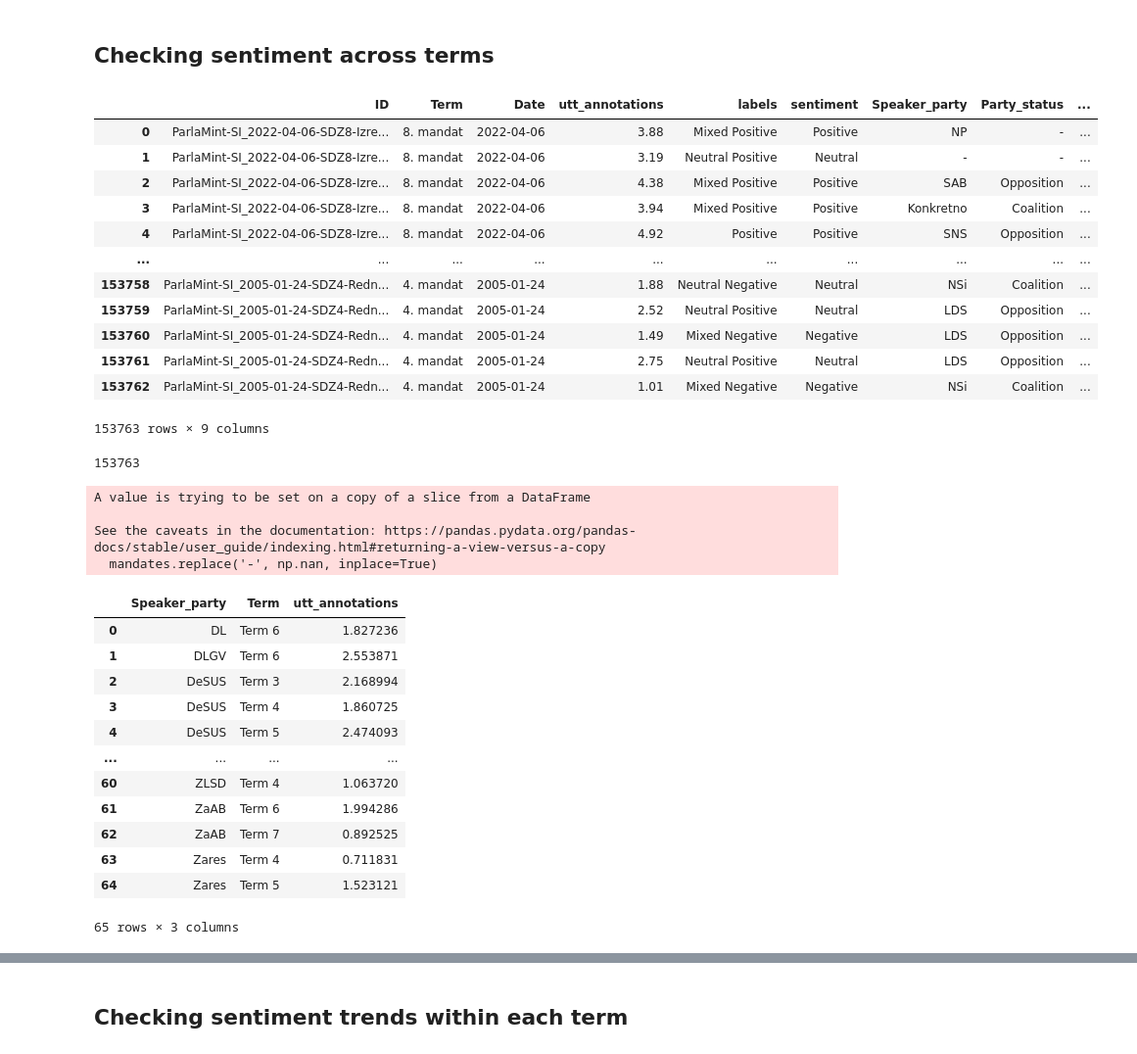
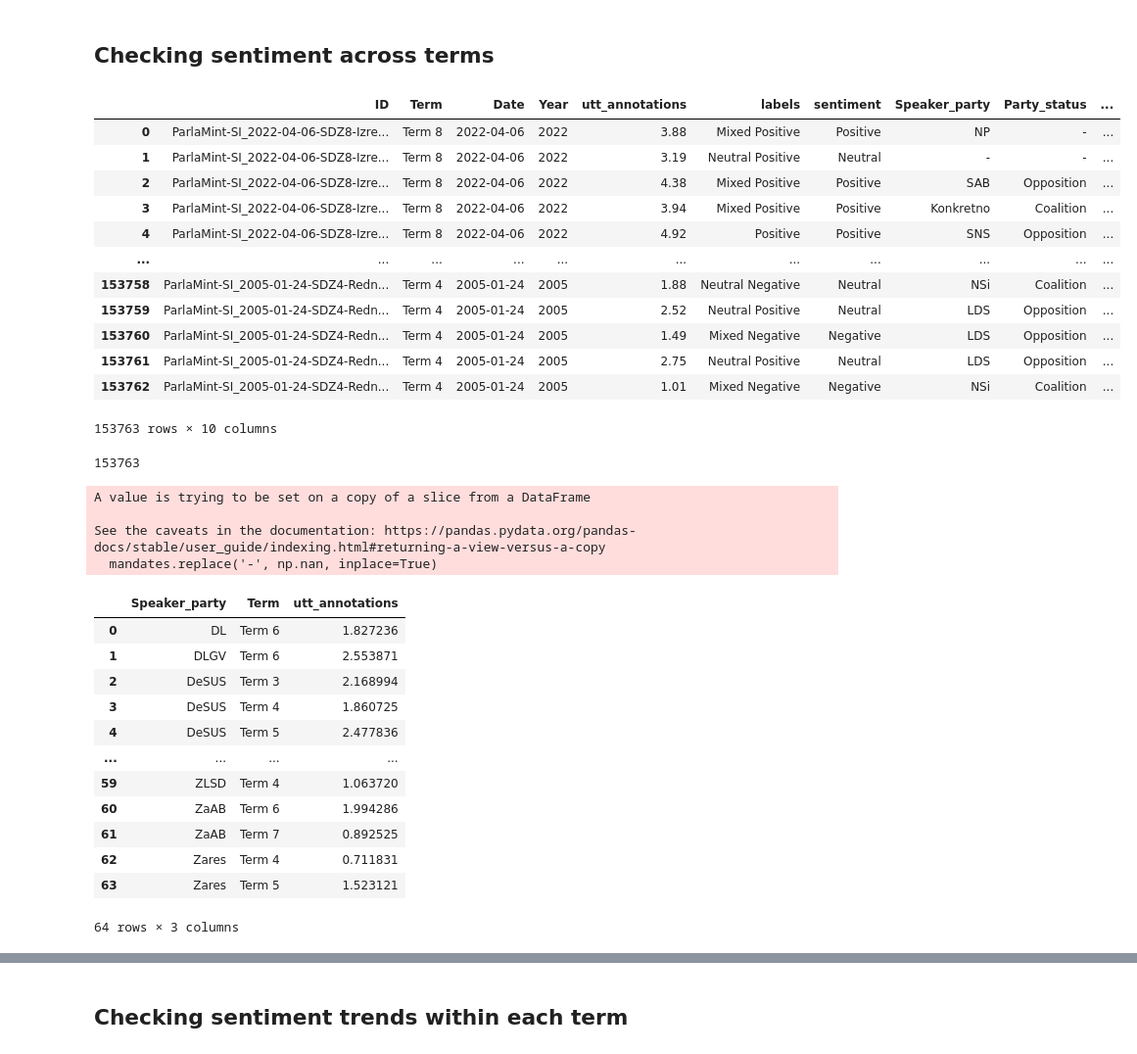
Before and after one commit to katjameden/ParlaMint_Sentiment, a Jupyter notebook: Aggregation/Notebooks/Sentiment_Analysis/Analysis.ipynb, the cells around one changed output, grey strips where cells are left out. Shown at 98% size. Drawn from its saved outputs; the diff is of its cells as text; code cells hidden in the pictures.

```diff
--- a/Aggregation/Notebooks/Sentiment_Analysis/Analysis.ipynb
+++ b/Aggregation/Notebooks/Sentiment_Analysis/Analysis.ipynb
@@ -26,3 +26,21 @@ utt.head()
 | 3 | ParlaMint-SI_2022-04-06-SDZ8-Izre... | ParlaMint-SI_2022-04-06-SDZ8-Izre... | Hvala lepa, predsedujoči. | Thank you very much, Chairman. | 4.019485 | 3.19 | Neutral Positive | Neutral | Minutes of the National Assembly ... | ... |
 | 4 | ParlaMint-SI_2022-04-06-SDZ8-Izre... | ParlaMint-SI_2022-04-06-SDZ8-Izre... | Hvala tudi vam. | Thank you, too. | 4.758979 | 3.00 | Neutral Positive | Neutral | Minutes of the National Assembly ... | ... |
 5 rows × 29 columns
+# %%
+utt['Term'] = utt['Term'].replace({
+    '3. mandat': 'Term 3',
+    '4. mandat': 'Term 4',
+    '5. mandat': 'Term 5',
+    '6. mandat': 'Term 6',
+    '7. mandat': 'Term 7',
+    '8. mandat': 'Term 8'
+})
+utt['Year'] = utt['Date'].str.split('-').str[0]
+
+mismatch = utt[utt['Year'] == '2012']
+update = mismatch.index
+utt.loc[update, 'Term'] = 'Term 6'
+
+terms_check = utt[utt['Term'] == 'Term 5']
+print("Earliest Term5 speech: ", terms_check['Date'].min())
+print("Last Term5 speech: ", terms_check['Date'].max())
@@ -246,22 +484,22 @@ plt.show()
 # %% [markdown]
 ## Checking sentiment across terms
 # %%
-mandates = utt_filter[['ID', 'Term', 'Date', 'utt_annotations', 'labels', 'sentiment', 'Speaker_party', 'Party_status', 'Party_orientation']]
+mandates = utt_filter[['ID', 'Term', 'Date', 'Year', 'utt_annotations', 'labels', 'sentiment', 'Speaker_party', 'Party_status', 'Party_orientation']]
 mandates
 # %% [output]
-|  | ID | Term | Date | utt_annotations | labels | sentiment | Speaker_party | Party_status | ... |
-| 0 | ParlaMint-SI_2022-04-06-SDZ8-Izre... | 8. mandat | 2022-04-06 | 3.88 | Mixed Positive | Positive | NP | - | ... |
-| 1 | ParlaMint-SI_2022-04-06-SDZ8-Izre... | 8. mandat | 2022-04-06 | 3.19 | Neutral Positive | Neutral | - | - | ... |
-| 2 | ParlaMint-SI_2022-04-06-SDZ8-Izre... | 8. mandat | 2022-04-06 | 4.38 | Mixed Positive | Positive | SAB | Opposition | ... |
-| 3 | ParlaMint-SI_2022-04-06-SDZ8-Izre... | 8. mandat | 2022-04-06 | 3.94 | Mixed Positive | Positive | Konkretno | Coalition | ... |
-| 4 | ParlaMint-SI_2022-04-06-SDZ8-Izre... | 8. mandat | 2022-04-06 | 4.92 | Positive | Positive | SNS | Opposition | ... |
-| ... | ... | ... | ... | ... | ... | ... | ... | ... | ... |
-| 153758 | ParlaMint-SI_2005-01-24-SDZ4-Redn... | 4. mandat | 2005-01-24 | 1.88 | Neutral Negative | Neutral | NSi | Coalition | ... |
-| 153759 | ParlaMint-SI_2005-01-24-SDZ4-Redn... | 4. mandat | 2005-01-24 | 2.52 | Neutral Positive | Neutral | LDS | Opposition | ... |
-| 153760 | ParlaMint-SI_2005-01-24-SDZ4-Redn... | 4. mandat | 2005-01-24 | 1.49 | Mixed Negative | Negative | LDS | Opposition | ... |
-| 153761 | ParlaMint-SI_2005-01-24-SDZ4-Redn... | 4. mandat | 2005-01-24 | 2.75 | Neutral Positive | Neutral | LDS | Opposition | ... |
-| 153762 | ParlaMint-SI_2005-01-24-SDZ4-Redn... | 4. mandat | 2005-01-24 | 1.01 | Mixed Negative | Negative | NSi | Coalition | ... |
+|  | ID | Term | Date | Year | utt_annotations | labels | sentiment | Speaker_party | Party_status | ... |
+| 0 | ParlaMint-SI_2022-04-06-SDZ8-Izre... | Term 8 | 2022-04-06 | 2022 | 3.88 | Mixed Positive | Positive | NP | - | ... |
+| 1 | ParlaMint-SI_2022-04-06-SDZ8-Izre... | Term 8 | 2022-04-06 | 2022 | 3.19 | Neutral Positive | Neutral | - | - | ... |
+| 2 | ParlaMint-SI_2022-04-06-SDZ8-Izre... | Term 8 | 2022-04-06 | 2022 | 4.38 | Mixed Positive | Positive | SAB | Opposition | ... |
+| 3 | ParlaMint-SI_2022-04-06-SDZ8-Izre... | Term 8 | 2022-04-06 | 2022 | 3.94 | Mixed Positive | Positive | Konkretno | Coalition | ... |
+| 4 | ParlaMint-SI_2022-04-06-SDZ8-Izre... | Term 8 | 2022-04-06 | 2022 | 4.92 | Positive | Positive | SNS | Opposition | ... |
+| ... | ... | ... | ... | ... | ... | ... | ... | ... | ... | ... |
+| 153758 | ParlaMint-SI_2005-01-24-SDZ4-Redn... | Term 4 | 2005-01-24 | 2005 | 1.88 | Neutral Negative | Neutral | NSi | Coalition | ... |
+| 153759 | ParlaMint-SI_2005-01-24-SDZ4-Redn... | Term 4 | 2005-01-24 | 2005 | 2.52 | Neutral Positive | Neutral | LDS | Opposition | ... |
+| 153760 | ParlaMint-SI_2005-01-24-SDZ4-Redn... | Term 4 | 2005-01-24 | 2005 | 1.49 | Mixed Negative | Negative | LDS | Opposition | ... |
+| 153761 | ParlaMint-SI_2005-01-24-SDZ4-Redn... | Term 4 | 2005-01-24 | 2005 | 2.75 | Neutral Positive | Neutral | LDS | Opposition | ... |
+| 153762 | ParlaMint-SI_2005-01-24-SDZ4-Redn... | Term 4 | 2005-01-24 | 2005 | 1.01 | Mixed Negative | Negative | NSi | Coalition | ... |
-153763 rows × 9 columns
+153763 rows × 10 columns
 # %%
 import numpy as np
 #Droping the utterances, where the speakers are not affiliated with political parties
@@ -269,14 +507,6 @@ mandates.replace('-', np.nan, inplace=True)
 print(len(mandates))
 
 terms = mandates.copy()
-terms['Term'] = mandates['Term'].replace({
-    '3. mandat': 'Term 3',
-    '4. mandat': 'Term 4',
-    '5. mandat': 'Term 5',
-    '6. mandat': 'Term 6',
-    '7. mandat': 'Term 7',
-    '8. mandat': 'Term 8'
-})
 terms['utt_annotations'] = pd.to_numeric(terms['utt_annotations'])
 trends = terms.groupby(['Speaker_party', 'Term']).agg({'utt_annotations':'mean'}).reset_index()
 trends['Term'] = pd.Categorical(trends['Term'], ordered=True)
@@ -293,11 +523,11 @@ See the caveats in the documentation: https://pandas.pydata.org/pandas-docs/stab
 | 1 | DLGV | Term 6 | 2.553871 |
 | 2 | DeSUS | Term 3 | 2.168994 |
 | 3 | DeSUS | Term 4 | 1.860725 |
-| 4 | DeSUS | Term 5 | 2.474093 |
+| 4 | DeSUS | Term 5 | 2.477836 |
 | ... | ... | ... | ... |
-| 60 | ZLSD | Term 4 | 1.063720 |
-| 61 | ZaAB | Term 6 | 1.994286 |
-| 62 | ZaAB | Term 7 | 0.892525 |
-| 63 | Zares | Term 4 | 0.711831 |
-| 64 | Zares | Term 5 | 1.523121 |
+| 59 | ZLSD | Term 4 | 1.063720 |
+| 60 | ZaAB | Term 6 | 1.994286 |
+| 61 | ZaAB | Term 7 | 0.892525 |
+| 62 | Zares | Term 4 | 0.711831 |
+| 63 | Zares | Term 5 | 1.523121 |
-65 rows × 3 columns
+64 rows × 3 columns
```
Also changed, not shown: parts of 26 cells of this notebook, 5 other files.
